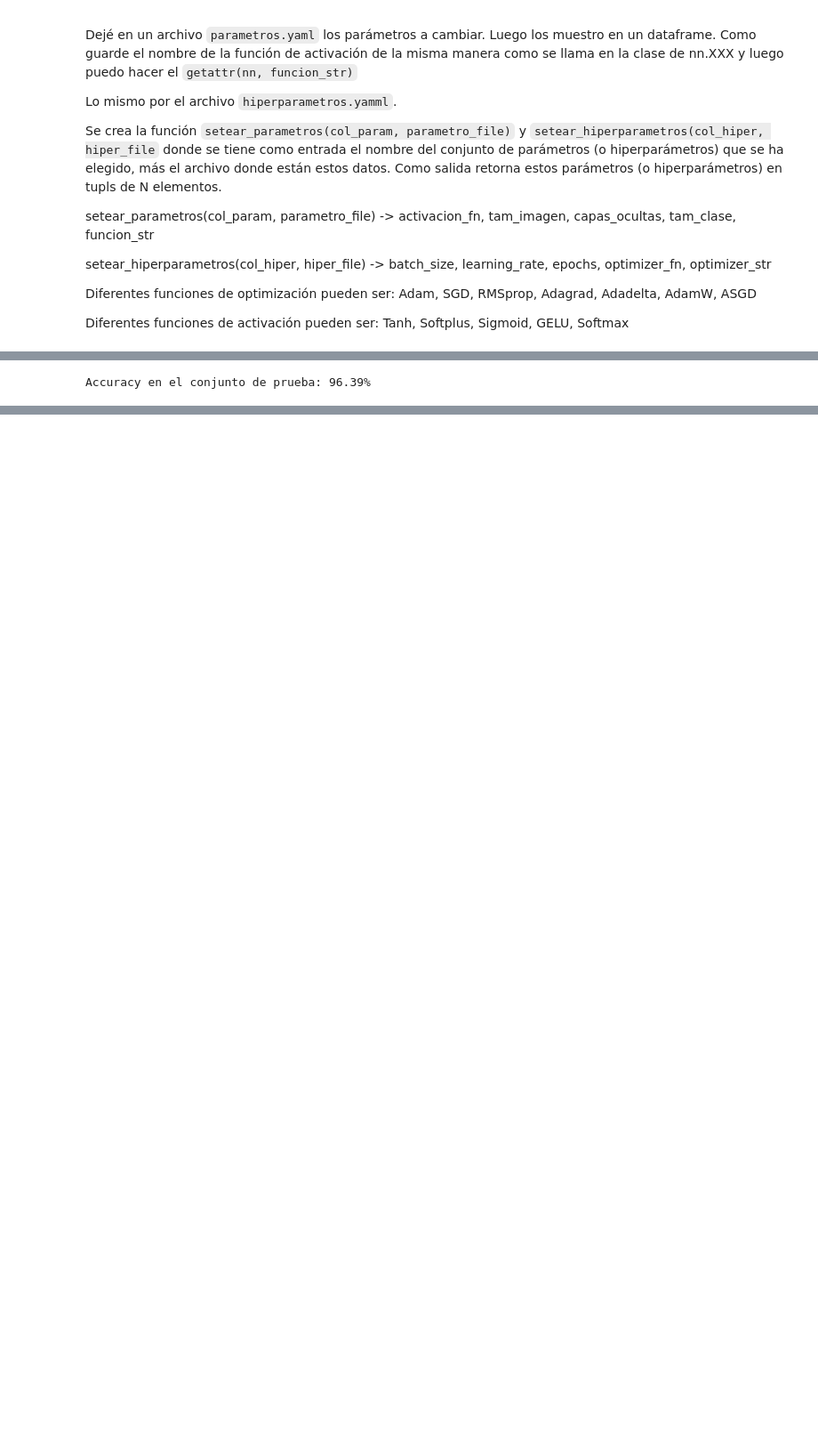
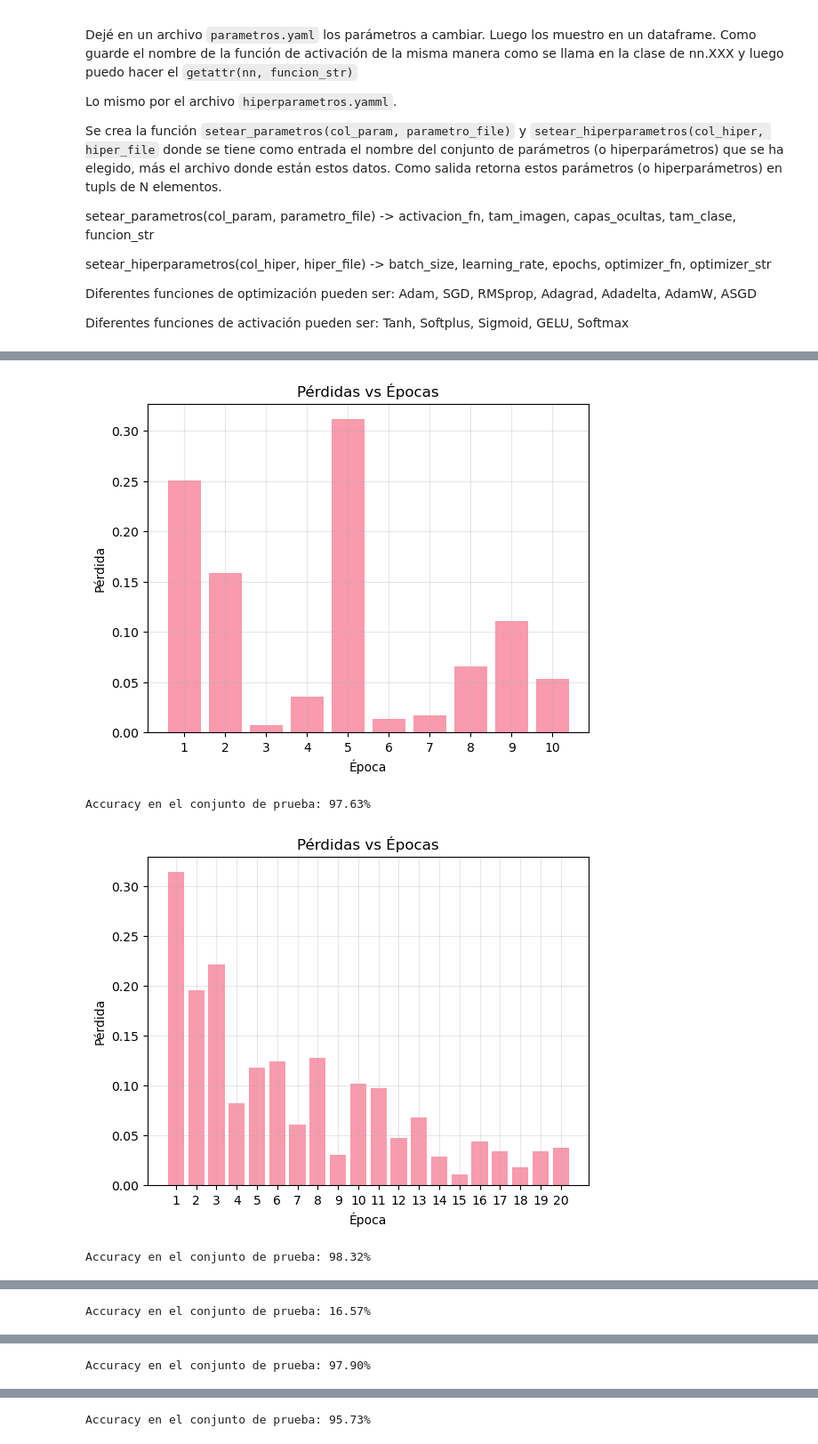
Before and after one commit to doritak/Machine-Learning, a Jupyter notebook: Actividad_5/MLP.ipynb, the cells around one changed output, grey strips where cells are left out. Shown at 89% size. Saved outputs shown, nothing was run; the diff lists cells and outputs as text; code cells hidden in the pictures; blank space fills up the shorter version.

Commit message:
automatizacion MLP graficos y accuracy

```diff
--- a/Actividad_5/MLP.ipynb
+++ b/Actividad_5/MLP.ipynb
@@ -325,12 +402,3 @@ setear_hiperparametros(col_hiper, hiper_file) -> batch_size, learning_rate, epoc
 Diferentes funciones de optimización pueden ser:  Adam, SGD, RMSprop, Adagrad, Adadelta, AdamW, ASGD
 
 Diferentes funciones de activación pueden ser: Tanh, Softplus, Sigmoid, GELU, Softmax
-# %%
-# Setear los valores de los parámetros e hiperparámetros para este modelo tienen como parámetro la función de activación y la función de optimización
-col_param = 'parametros_4'
-tam_imagen, capas_ocultas, tam_clase, funcion_str = setear_parametros(col_param, 'parametros.yaml')
-activation_fn = getattr(nn, funcion_str)
-
-col_hiper = 'hiperparametros_1'
-batch_size, learning_rate, epochs, optimizer_str = setear_hiperparametros(col_hiper, 'hiperparametros.yaml')
-optimizer_fn = getattr(optim, optimizer_str)
@@ -440,16 +487,0 @@ df
-# %%
-modelo.eval()  # Ponemos el modelo en modo evaluación (desactiva Dropout)
-correct = 0
-total = 0
-with torch.no_grad():  # Desactivamos el cálculo de gradientes para evaluación
-    for images, labels in test_loader:  # Iteramos sobre los datos de prueba
-        outputs = modelo(images)         # Hacemos predicciones
-        _, predicted = torch.max(outputs.data, 1)  # Obtenemos la clase con mayor probabilidad
-        total += labels.size(0)         # Total de muestras evaluadas
-        correct += (predicted == labels).sum().item()  # Contamos las predicciones correctas
-
-# Calculamos y mostramos la precisión del modelo
-accuracy = 100 * correct / total
-print(f"Accuracy en el conjunto de prueba: {accuracy:.2f}%")
-# %% [output]
-Accuracy en el conjunto de prueba: 96.39%
@@ -458,0 +488,11 @@ guardar_resultados_yaml(parametros, hiperparametros, df, accuracy, 'resultados.y
+# %%
+for i in range(4):
+    col_param = f'parametros_{i+1}'
+    for j in range(4):
+        col_hiper = f'hiperparametros_{j+1}'
+        procesar_MNIST(col_param, col_hiper)
+# %% [output]
+[figure, added]
+Accuracy en el conjunto de prueba: 97.63%
+[figure, added]
+Accuracy en el conjunto de prueba: 98.32%
@@ -458,0 +500 @@ guardar_resultados_yaml(parametros, hiperparametros, df, accuracy, 'resultados.y
+Accuracy en el conjunto de prueba: 16.57%
@@ -458,0 +502 @@ guardar_resultados_yaml(parametros, hiperparametros, df, accuracy, 'resultados.y
+Accuracy en el conjunto de prueba: 97.90%
@@ -458,0 +504 @@ guardar_resultados_yaml(parametros, hiperparametros, df, accuracy, 'resultados.y
+Accuracy en el conjunto de prueba: 95.73%
```
Also changed, not shown: parts of 8 cells of this notebook, 18 other files.
